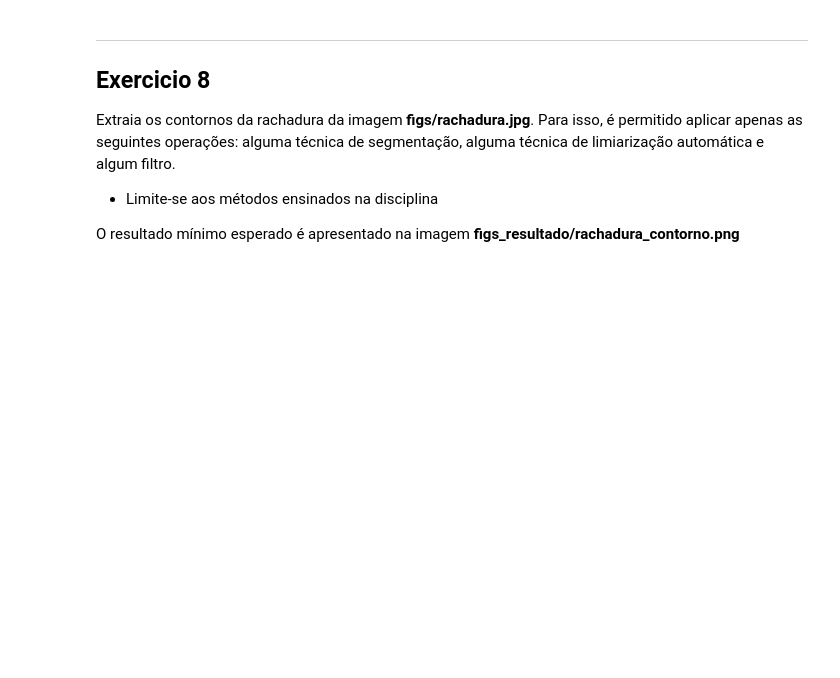
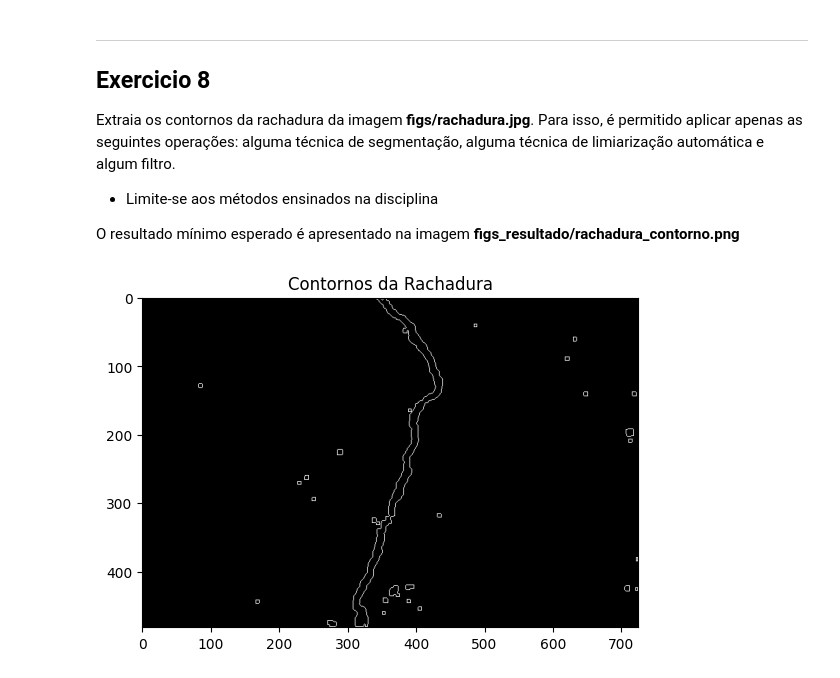
Before and after one commit to RafaelVieiraFelipe/ProcessamentoImagens, a Jupyter notebook: 2024S1_PDI_AC2.ipynb, the cells around one changed output. Saved outputs shown, nothing was run; the diff lists cells and outputs as text; code cells hidden in the pictures; blank space fills up the shorter version.

```diff
--- a/2024S1_PDI_AC2.ipynb
+++ b/2024S1_PDI_AC2.ipynb
@@ -489,3 +489,27 @@ Extraia os contornos da rachadura da imagem **figs/rachadura.jpg**. Para isso,
  - Limite-se aos métodos ensinados na disciplina
 
 O resultado mínimo esperado é apresentado na imagem **figs_resultado/rachadura_contorno.png**
+# %%
+imagem = cv2.imread('figs/rachadura.jpg', cv2.IMREAD_GRAYSCALE)
+
+imagem_suavizada = cv2.GaussianBlur(imagem, (5, 5), 0)
+
+_, imagem_limiarizada = cv2.threshold(imagem_suavizada, 0, 255, cv2.THRESH_BINARY + cv2.THRESH_OTSU)
+
+imagem_limiarizada = cv2.bitwise_not(imagem_limiarizada)
+elemento_estruturante = cv2.getStructuringElement(cv2.MORPH_RECT, (5, 5))
+bordas = cv2.morphologyEx(imagem_limiarizada, cv2.MORPH_GRADIENT, elemento_estruturante)
+contornos, _ = cv2.findContours(bordas, cv2.RETR_EXTERNAL, cv2.CHAIN_APPROX_SIMPLE)
+
+
+imagem_contornos = np.zeros_like(imagem)
+
+cv2.drawContours(imagem_contornos, contornos, -1, (255, 255, 255), 1)
+
+cv2.imwrite('figs_resultado/rachadura_contorno.png', imagem_contornos)
+
+plt.imshow(imagem_contornos, cmap='gray')
+plt.title('Contornos da Rachadura')
+plt.show()
+# %% [output]
+[figure, added]
```
Also changed, not shown: parts of 5 cells of this notebook, 3 other files.
